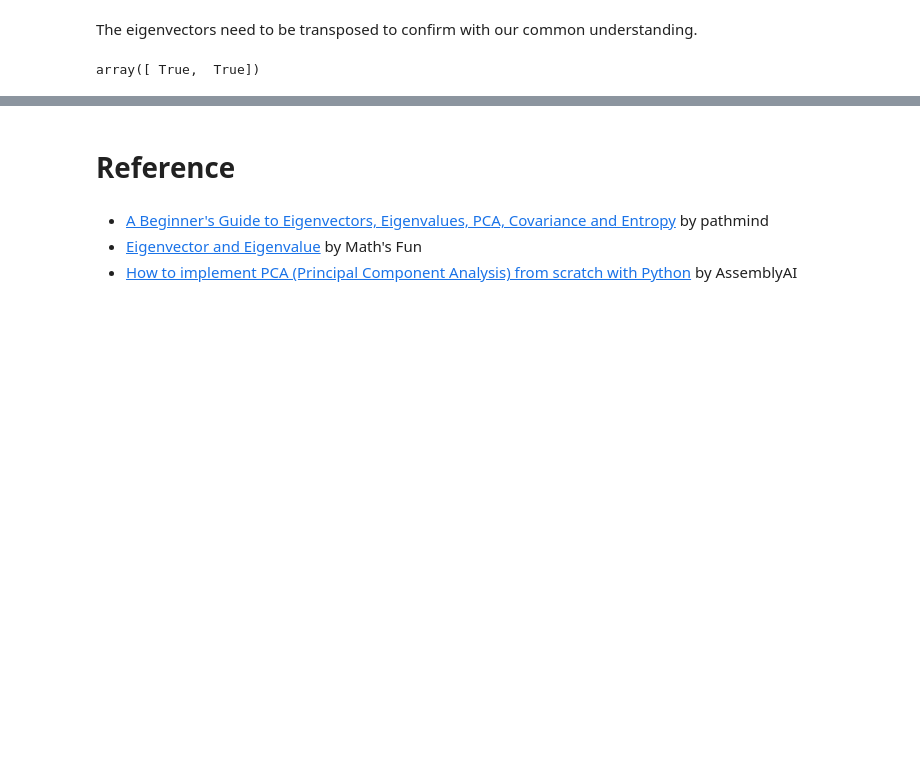
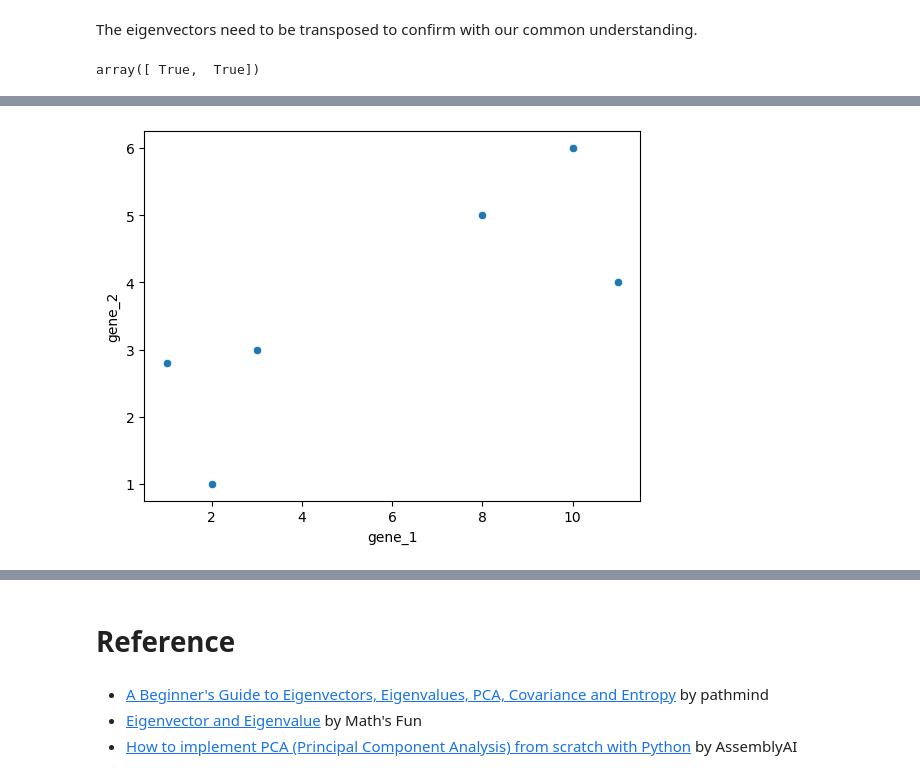
Before and after one commit to danjelito/ml-from-scratch, a Jupyter notebook: pca.ipynb, the cells around one changed output, grey strips where cells are left out. Cells and saved outputs as stored; diff of their text form; code cells hidden in the pictures; blank space fills up the shorter version.

```diff
--- a/pca.ipynb
+++ b/pca.ipynb
@@ -195,0 +199,16 @@ array([ True,  True])
+# %%
+import pandas as pd
+import seaborn as sns
+
+data = {
+    "mouse_1": [10, 6],
+    "mouse_2": [11, 4],
+    "mouse_3": [8, 5],
+    "mouse_4": [3, 3],
+    "mouse_5": [1, 2.8],
+    "mouse_6": [2, 1],
+}
+
+dataset = pd.DataFrame(data, dtype=np.float32, index=["gene_1", "gene_2"])
+dataset = dataset.transpose()
+dataset
@@ -195,0 +223,5 @@ array([ True,  True])
+# %%
+sns.scatterplot(x=dataset["gene_1"], y=dataset["gene_2"])
+plt.show()
+# %% [output]
+[figure, added]
```
Also changed, not shown: parts of 9 cells of this notebook.
